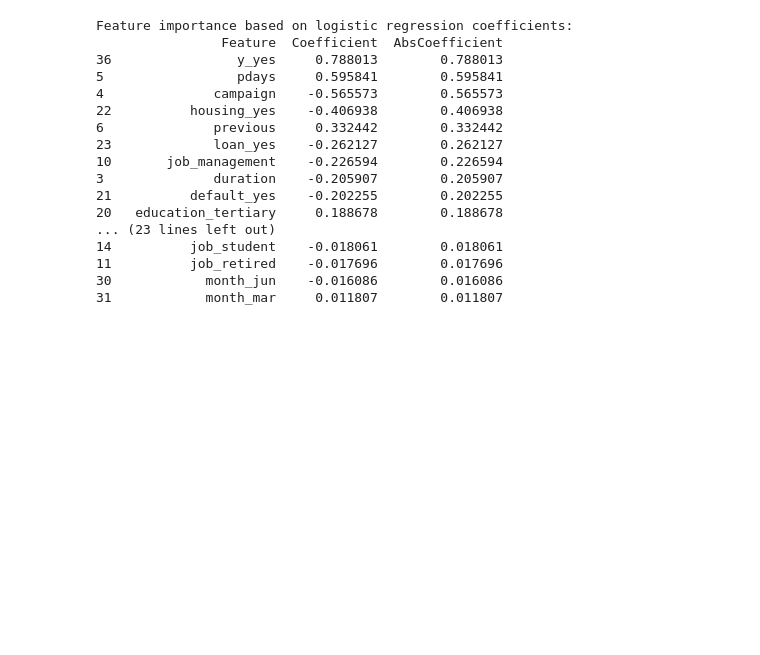
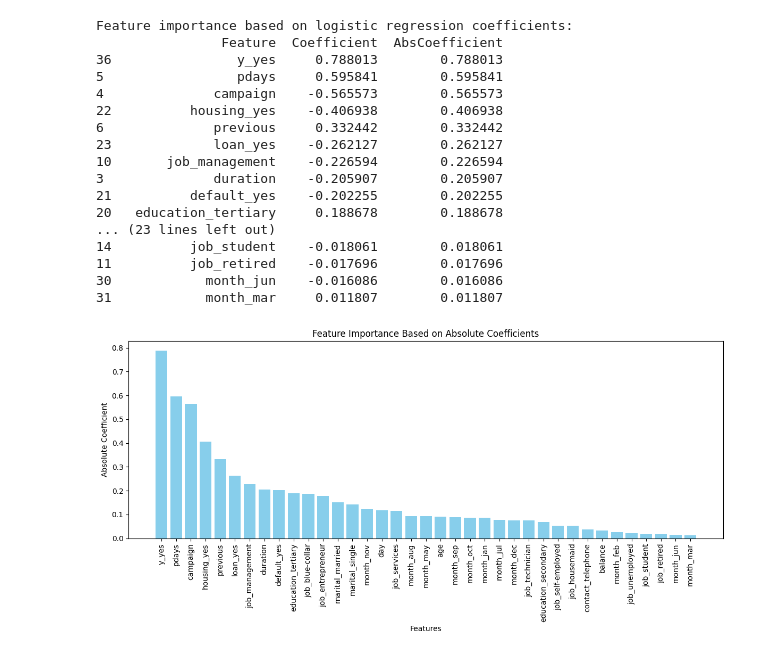
Before and after one commit to aniketpal333/Marketing, a Jupyter notebook: Marketing.ipynb, the cells around one changed output. Saved outputs shown, nothing was run; the diff lists cells and outputs as text; code cells hidden in the pictures; blank space fills up the shorter version.

Commit message:
Patch 2 for visualisation

```diff
--- a/Marketing.ipynb
+++ b/Marketing.ipynb
@@ -303,3 +303,14 @@ Feature importance based on logistic regression coefficients:
 11          job_retired    -0.017696        0.017696
 30            month_jun    -0.016086        0.016086
 31            month_mar     0.011807        0.011807
+# %%
+plt.figure(figsize = (12, 6))
+plt.bar(coef_df['Feature'], coef_df['AbsCoefficient'], color = 'skyblue')
+plt.xlabel('Features')
+plt.ylabel('Absolute Coefficient')
+plt.title('Feature Importance Based on Absolute Coefficients')
+plt.xticks(rotation=90)
+plt.tight_layout()
+plt.show()
+# %% [output]
+[figure, added]
```
